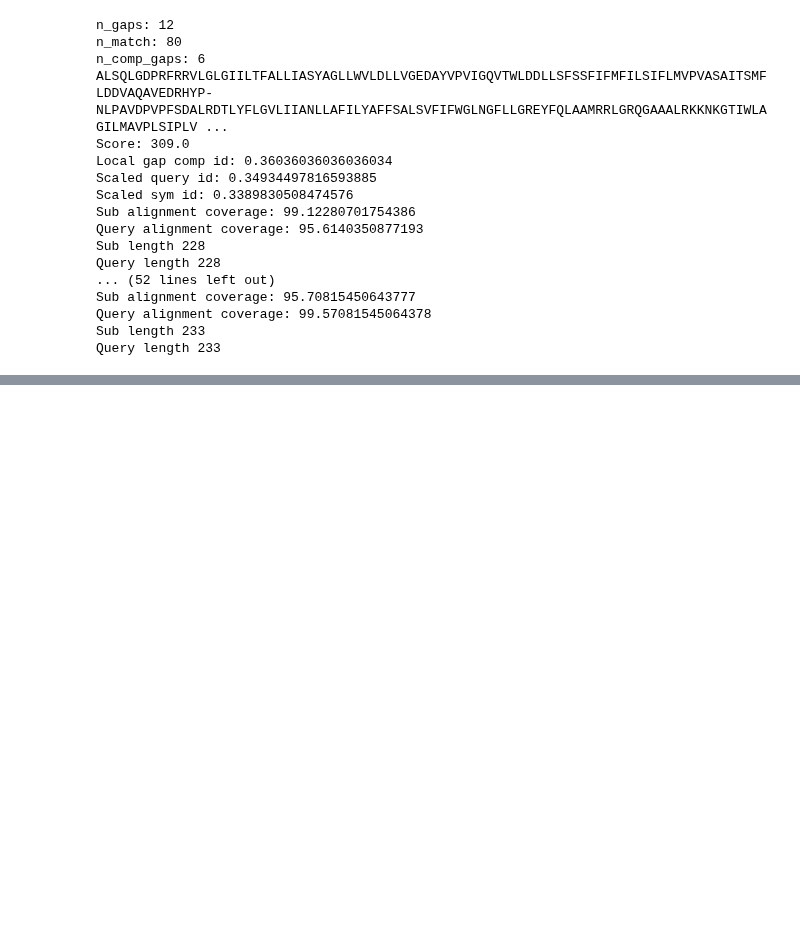
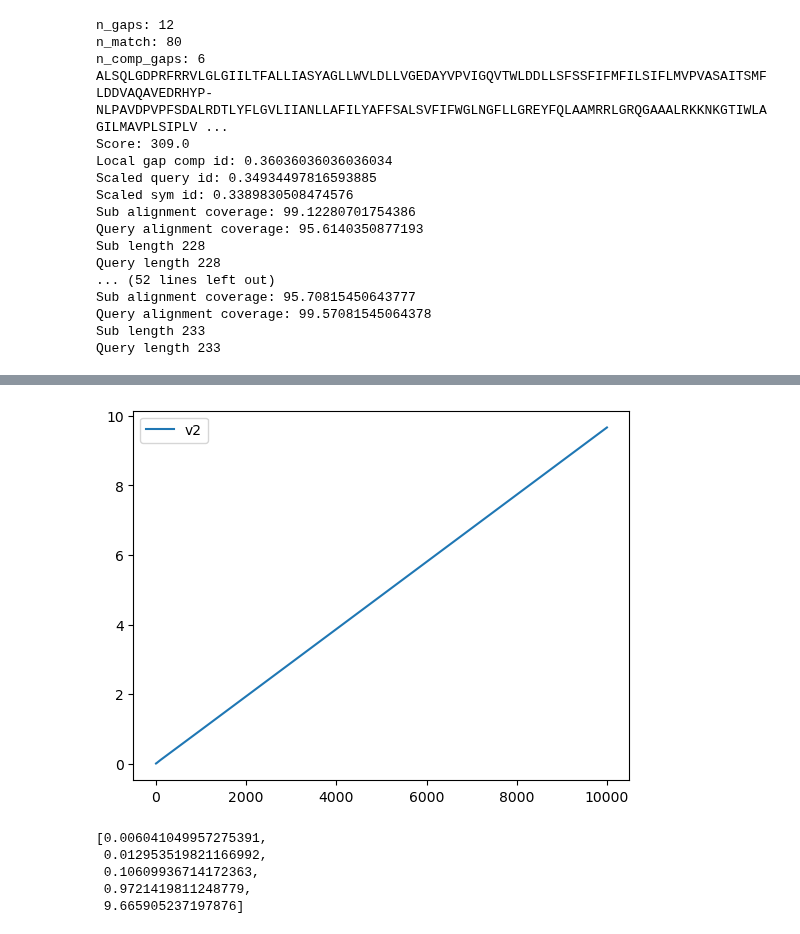
Before and after one commit to learn2therm/PairProphet, a Jupyter notebook: notebooks/new_pairwise_aligner.ipynb, the cells around one changed output, grey strips where cells are left out. Cells and saved outputs as stored; diff of their text form; code cells hidden in the pictures; blank space fills up the shorter version.

```diff
--- a/notebooks/new_pairwise_aligner.ipynb
+++ b/notebooks/new_pairwise_aligner.ipynb
@@ -246,0 +344,22 @@ plt.plot([1,10,100,1000,10000], [.0035, .0114, .1015, .9656, ])
+# %%
+sizes = [1,10,100, 1000, 10000]
+tims2 = []
+for j in sizes:
+    test = con.execute(f"""SELECT * FROM fafsa_final LIMIT {j}""").df()[['m_protein_seq', 't_protein_seq']]
+    blast, tot = make_blast_df2(test)
+
+    tims2.append(tot)
+
+#lt.plot(sizes, tims, label = 'v1')
+plt.plot(sizes, tims2, label = 'v2')
+plt.legend();
+# %% [output]
+[figure, added]
+# %%
+tims2
+# %% [output]
+[0.006041049957275391,
+ 0.012953519821166992,
+ 0.10609936714172363,
+ 0.9721419811248779,
+ 9.665905237197876]
```
Also changed, not shown: parts of 9 cells of this notebook.
